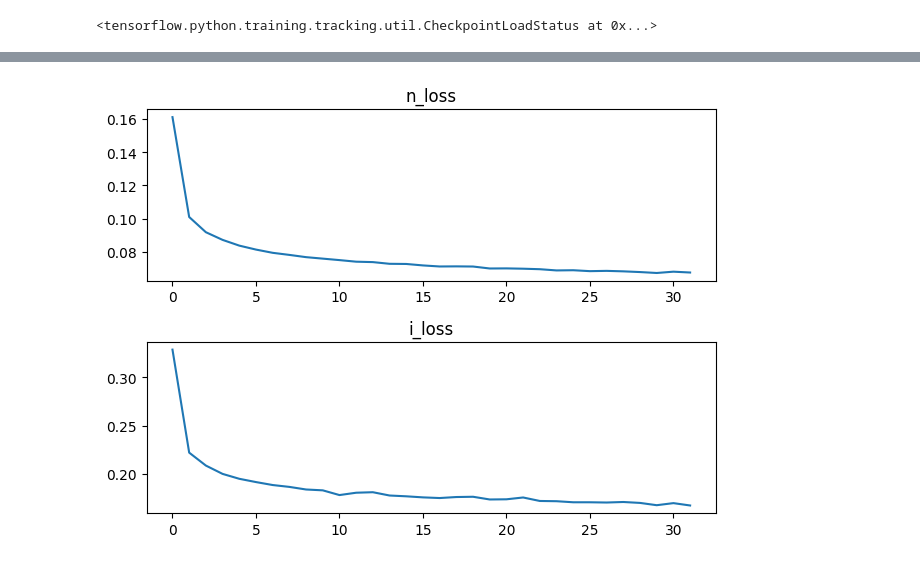
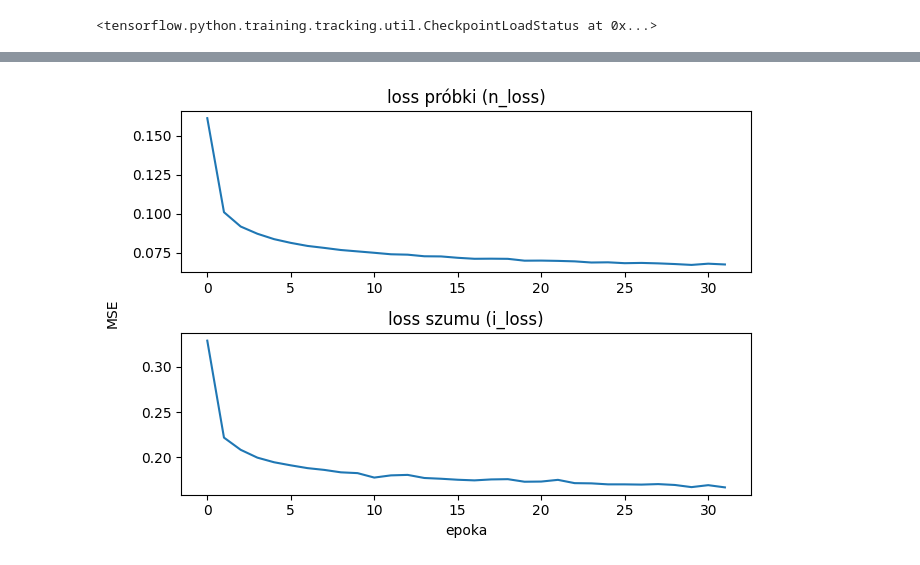
Before and after one commit to Hergoln/master_thesis, a Jupyter notebook: evaluation/sql_simple_language_model.ipynb, the cells around one changed output, grey strips where cells are left out. Saved outputs shown, nothing was run; the diff lists cells and outputs as text; code cells hidden in the pictures.

```diff
--- a/evaluation/sql_simple_language_model.ipynb
+++ b/evaluation/sql_simple_language_model.ipynb
@@ -445,44 +498,25 @@ SELECT COL_ZERO , COL_SIX , COL_TWO , COL_SIX FROM TABLE_NAME WHERE EXISTS ( SEL
 # %%
-def plot_things(data_path):
-  '''
-    data will always have epoch number as its first column
-  '''
-  data = np.genfromtxt(data_path, dtype=float, delimiter=',', names=True)
-  labels = data.dtype.names
-
-  fig, ax = plt.subplots(len(labels) - 2, 1)
-
-  for count, label in enumerate(labels[1:-1]):
-    ax[count].set_title(label)
-    ax[count].plot(data[label])
-
-  fig.tight_layout()
-  return fig
-
-path_to_csv = "sql_simple_language_model\\history.csv"
-fig = plot_things(path_to_csv)
-
 def plot_things(data_path):
   '''
     data will always have epoch number as its first column
   '''
   data = np.genfromtxt(data_path, dtype=float, delimiter=',', names=True)
   labels = data.dtype.names
 
 
   fig, ax = plt.subplots(len(labels) - 2, 1)
   loss_labs = ["loss próbki", "loss szumu"]
   for count, label in enumerate(labels[1:-1]):
     ax[count].set_title(loss_labs[count] + f" ({label})")
     ax[count].plot(data[label])
 
   plt.xlabel("epoka")
   # plt.ylabel("MSE")
   fig.text(-0.02, 0.5, 'MSE', ha='center', va='center', rotation='vertical')
   fig.tight_layout()
   return fig
 
 path_to_csv ="sql_simple_language_model\\history.csv"
 fig = plot_things(path_to_csv)
 # %% [output]
-[figure, old version]
+[figure, new version]
```
Also changed, not shown: parts of 3 cells of this notebook, 10 other files.
